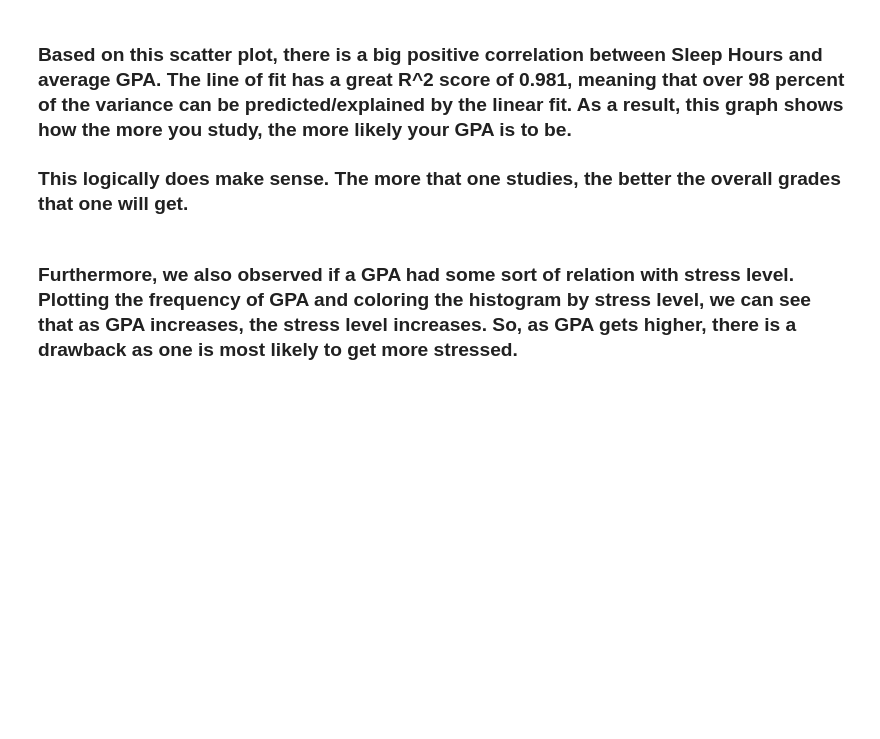
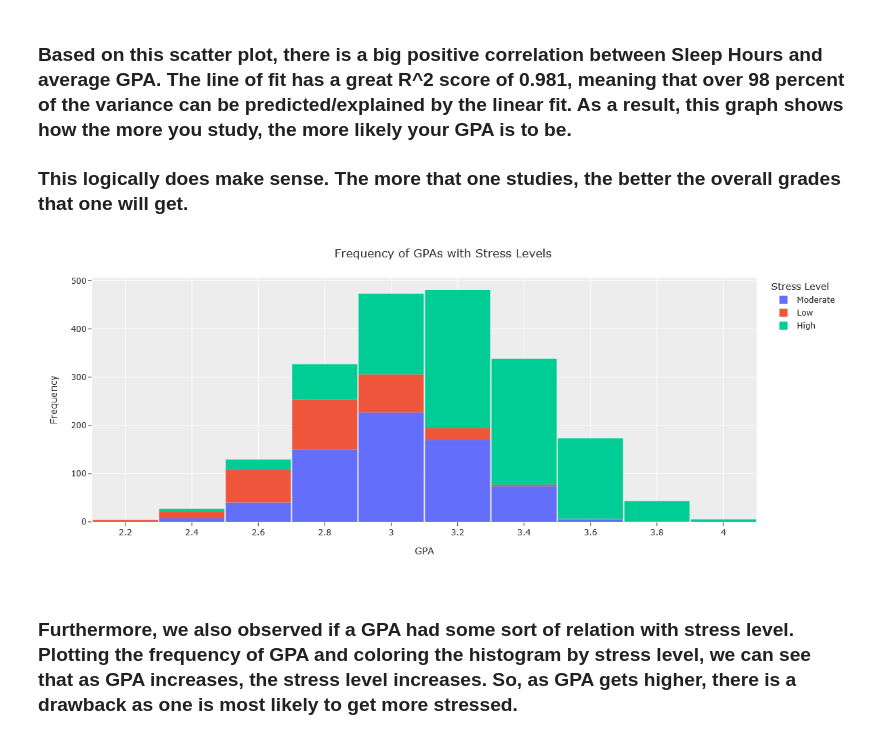
Before and after one commit to jonathan-mca/Data-Science-Group-Student-Life-, a Jupyter notebook: India Kaggle/Kaggle Data Set Analysis.ipynb, the cells around one changed output. Drawn from its saved outputs; the diff is of its cells as text; code cells hidden in the pictures; blank space fills up the shorter version.

```diff
--- a/India Kaggle/Kaggle Data Set Analysis.ipynb
+++ b/India Kaggle/Kaggle Data Set Analysis.ipynb
@@ -133,17 +135,19 @@ fig_study.show()
 ### Based on this scatter plot, there is a big positive correlation between Sleep Hours and average GPA. The line of fit has a great R^2 score of 0.981, meaning that over 98 percent of the variance can be predicted/explained by the linear fit. As a result, this graph shows how the more you study, the more likely your GPA is to be.
 ### This logically does make sense. The more that one studies, the better the overall grades that one will get.
 # %%
-fig2 = px.histogram(DF, x = 'GPA', nbins = 12, color = 'Stress Level')
-fig2.update_layout(bargap=0.02,
+fig_gpafreq = px.histogram(DF_india, x = 'GPA', nbins = 12, color = 'Stress Level')
+fig_gpafreq.update_layout(bargap=0.02,
                   title='Frequency of GPAs with Stress Levels',
                   title_x=0.5,
                   yaxis_title="Frequency",
                   xaxis_title="GPA",
                   autosize=False,
                   width=800,
                   height=500,
                   template="ggplot2")
-fig2.show()
+fig_gpafreq.show()
+# %% [output]
+[figure, added]
 # %% [markdown]
 ### Furthermore, we also observed if a GPA had some sort of relation with stress level. Plotting the frequency of GPA and coloring the histogram by stress level, we can see that as GPA increases, the stress level increases. So, as GPA gets higher, there is a drawback as one is most likely to get more stressed.
 # %%
```
Also changed, not shown: parts of 23 cells of this notebook.
